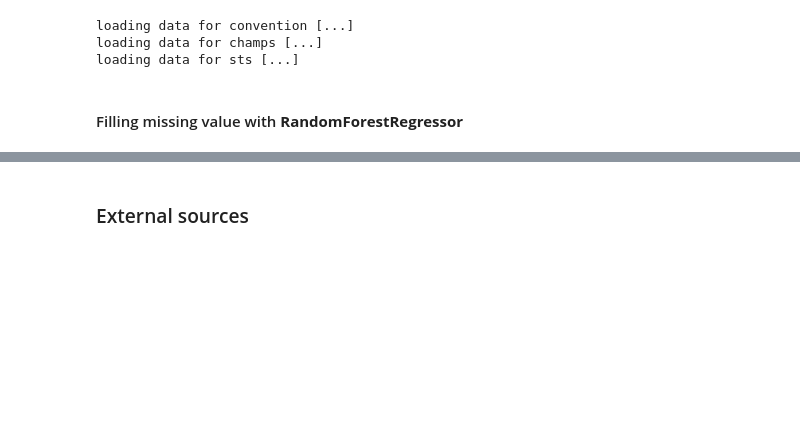
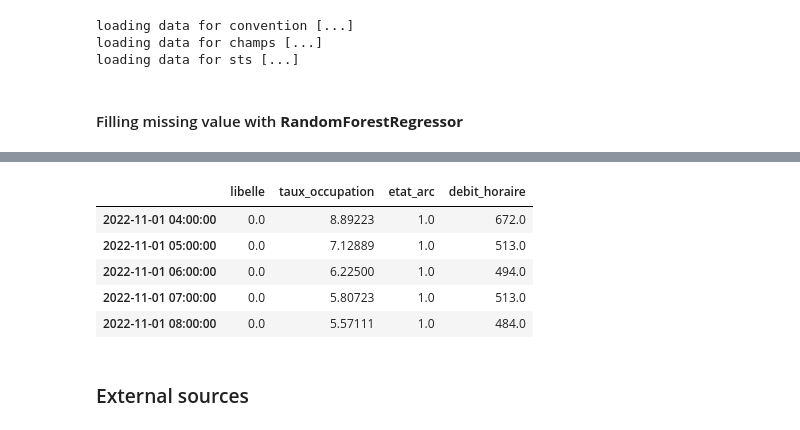
Before and after one commit to maceoduriez/Datathon_BCG_colissiMONSTRE, a Jupyter notebook: datathon_bcg/delivery/final_notebook.ipynb, the cells around one changed output, grey strips where cells are left out. Drawn from its saved outputs; the diff is of its cells as text; code cells hidden in the pictures; blank space fills up the shorter version.

```diff
--- a/datathon_bcg/delivery/final_notebook.ipynb
+++ b/datathon_bcg/delivery/final_notebook.ipynb
@@ -46,3 +54,12 @@ df_sts_full, _ = impute_missing_values(df_sts_clean)
+# %%
+df_champs_full.head()
+# %% [output]
+|  | libelle | taux_occupation | etat_arc | debit_horaire |
+| 2022-11-01 04:00:00 | 0.0 | 8.89223 | 1.0 | 672.0 |
+| 2022-11-01 05:00:00 | 0.0 | 7.12889 | 1.0 | 513.0 |
+| 2022-11-01 06:00:00 | 0.0 | 6.22500 | 1.0 | 494.0 |
+| 2022-11-01 07:00:00 | 0.0 | 5.80723 | 1.0 | 513.0 |
+| 2022-11-01 08:00:00 | 0.0 | 5.57111 | 1.0 | 484.0 |
 # %% [markdown]
 ### External sources
 # %%
```
Also changed, not shown: parts of 26 cells of this notebook, 1 other file.
